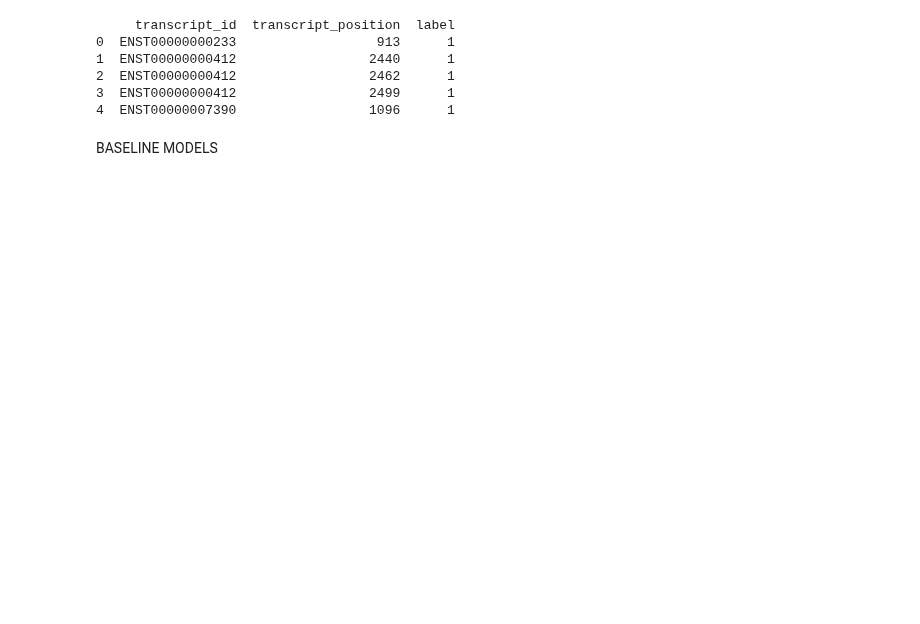
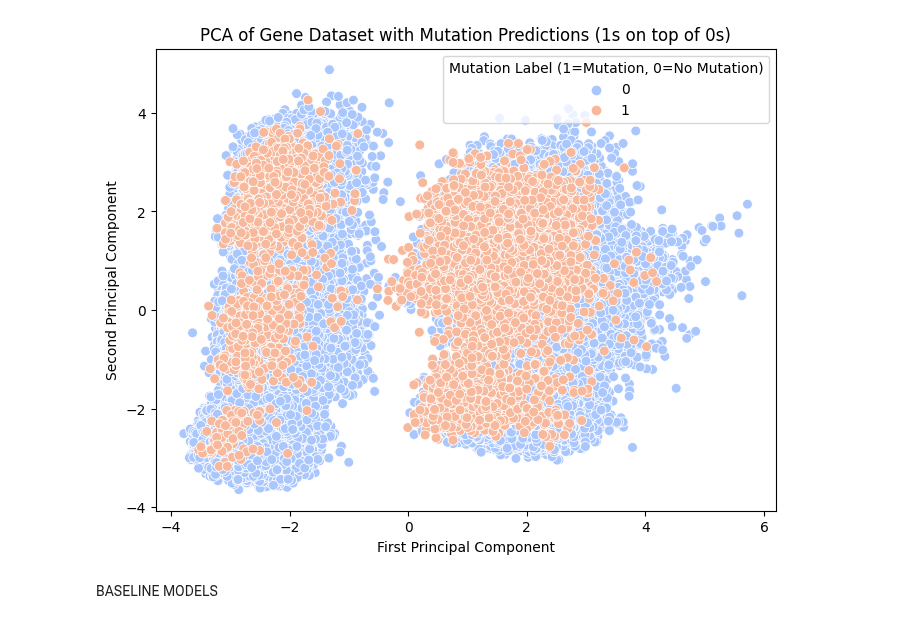
Before and after one commit to yunethiri/DSA4262-geneandtonic, a Jupyter notebook: eda.ipynb, the cells around one changed output. Drawn from its saved outputs; the diff is of its cells as text; code cells hidden in the pictures; blank space fills up the shorter version.

```diff
--- a/eda.ipynb
+++ b/eda.ipynb
@@ -59,11 +50,16 @@ print(df_labels[0:5])
 3  ENSG00000004059  ENST00000000233                  332      0
 4  ENSG00000004059  ENST00000000233                  368      0
 # %%
-print(len(data_list))
-for dat in data_list[0:5]:
-    print(dat)
+print("### Info on Raw Data ###")
+print(f"There are {len(data_list)} rows of data")
+print("Breakdown of each record as follows: \n")
+for dat in data_list[0:2]:
+    print("Start of record:")
     for _,pos in dat.items():
+        print(f"Gene ID: {_}")
         for _,seq in pos.items():
+            print(f"Position: {_}")
             for _, measurements in seq.items():
-                continue
+                print(f"DNA Seq: {_}")
+                print(f"Measurements: {measurements} \n") # List of 9 measurements: dwelling time, standard_dev, mean current at positions -1, 0, +1
 # %% [output]
@@ -156,13 +223,17 @@ aggregated_df['transcript_position'] = aggregated_df['transcript_position'].asty
 # %%
+df_labels['transcript_position'] = df_labels['transcript_position'].astype(int)
+aggregated_df['transcript_position'] = aggregated_df['transcript_position'].astype(int)
 df_full = pd.merge(aggregated_df, df_labels[['transcript_id', 'transcript_position', 'label']],
                    on=['transcript_id', 'transcript_position'], how='left')
 
 df_zero = df_full[df_full['label'] == 0]
 df_mutations = df_full[df_full['label'] == 1]
 
-df_full_zero = df_zero.groupby('transcript_id').apply(lambda x: x.sample(n=min(len(x), 2), random_state=42))
+df_full_zero = df_zero.groupby('transcript_id').apply(lambda x: x.sample(n=min(len(x), 1), random_state=42))
 
 df_full = pd.concat([df_mutations, df_full_zero], axis = 0)
+df_full_test = pd.concat([df_mutations, df_zero], axis = 0).reset_index(drop=True)
+df_full_test_working = df_full_test.copy()
 # Reset the index to avoid hierarchical indexing after using apply
 df_full = df_full.reset_index(drop=True)
 print(df_full)
@@ -204,11 +259,43 @@ df_zero
-# %%
-print(df_full[['transcript_id', 'transcript_position', 'label']][0:5])
-# %% [output]
-     transcript_id  transcript_position  label
-0  ENST00000000233                  913      1
-1  ENST00000000412                 2440      1
-2  ENST00000000412                 2462      1
-3  ENST00000000412                 2499      1
-4  ENST00000007390                 1096      1
+# %%
+import pandas as pd
+from sklearn.decomposition import PCA
+from sklearn.preprocessing import StandardScaler
+import matplotlib.pyplot as plt
+import seaborn as sns
+
+# Assuming df_labels is the dataset you're working with, and it contains a 'label' column
+
+# Step 1: Drop unnecessary columns (like transcript_id and transcript_position)
+df_processed = df_full_test_working.drop(['transcript_id', 'transcript_position'], axis=1)
+
+# Ensure that 'label' is retained for later use
+labels = df_processed['label'].copy()
+
+# Step 2: Normalize the data (if numerical), excluding the label
+features = df_processed.drop('label', axis=1)  # Keep the label column for coloring
+scaler = StandardScaler()
+df_scaled = scaler.fit_transform(features)
+
+# Step 3: Apply PCA for dimensionality reduction (to 2D for visualization)
+pca = PCA(n_components=2)  # Reduce to 2D for visualization purposes
+df_pca = pca.fit_transform(df_scaled)
+
+# Step 4: Combine PCA results and labels into a single DataFrame for easier manipulation
+df_pca_labeled = pd.DataFrame(df_pca, columns=['PC1', 'PC2'])
+df_pca_labeled['label'] = labels.values
+
+# Step 5: Sort the data so that label=1 points are plotted after label=0 points
+df_pca_labeled_sorted = df_pca_labeled.sort_values(by='label')
+
+# Step 6: Visualize the first two PCA components, ensuring that 1s are plotted over 0s
+plt.figure(figsize=(8, 6))
+sns.scatterplot(x='PC1', y='PC2', hue='label', data=df_pca_labeled_sorted, palette='coolwarm', s=50)
+plt.title('PCA of Gene Dataset with Mutation Predictions (1s on top of 0s)')
+plt.xlabel('First Principal Component')
+plt.ylabel('Second Principal Component')
+plt.legend(title="Mutation Label (1=Mutation, 0=No Mutation)")
+plt.show()
+# %% [output]
+[figure, added]
 # %%
 df_full['label'] = df_full['label'].fillna(0)
```
Also changed, not shown: parts of 22 cells of this notebook.
